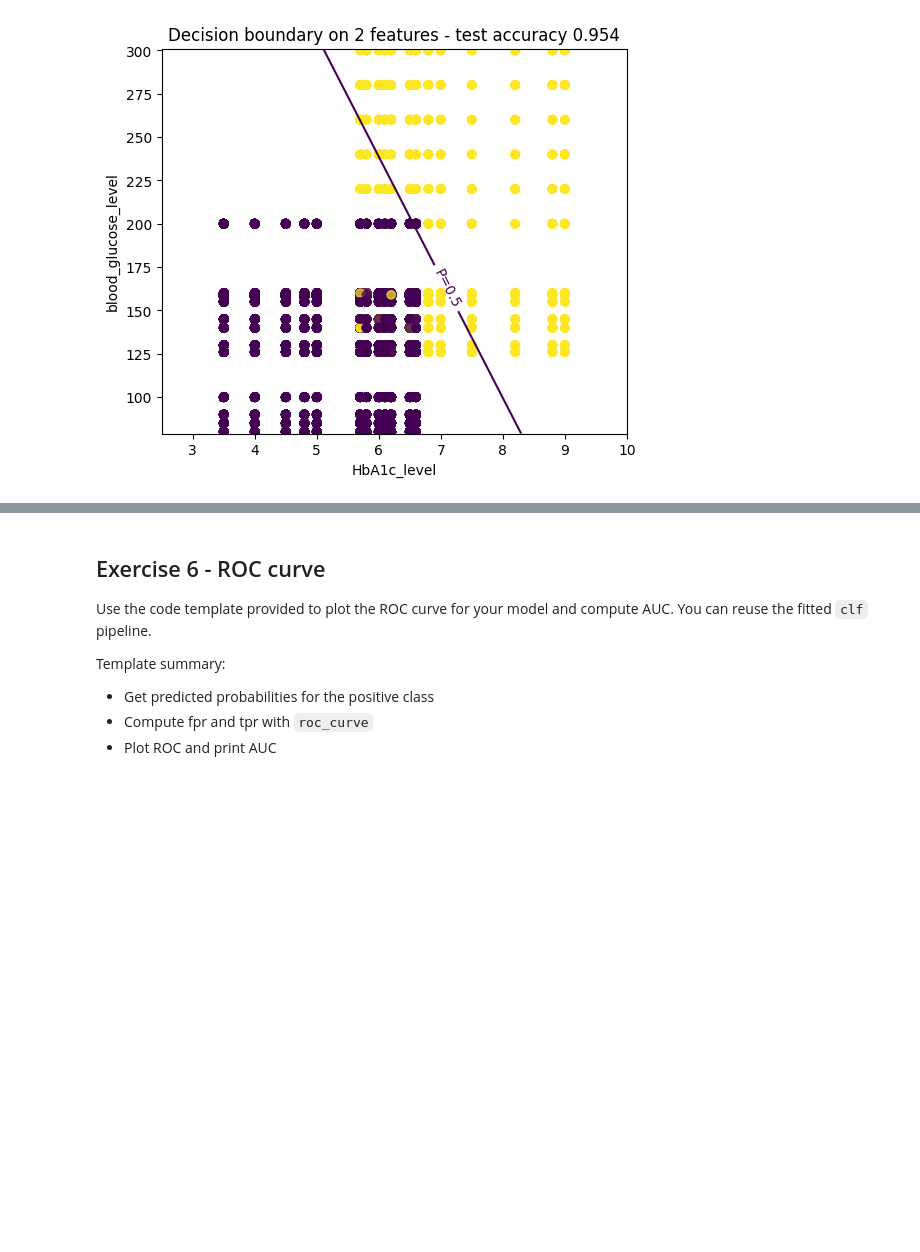
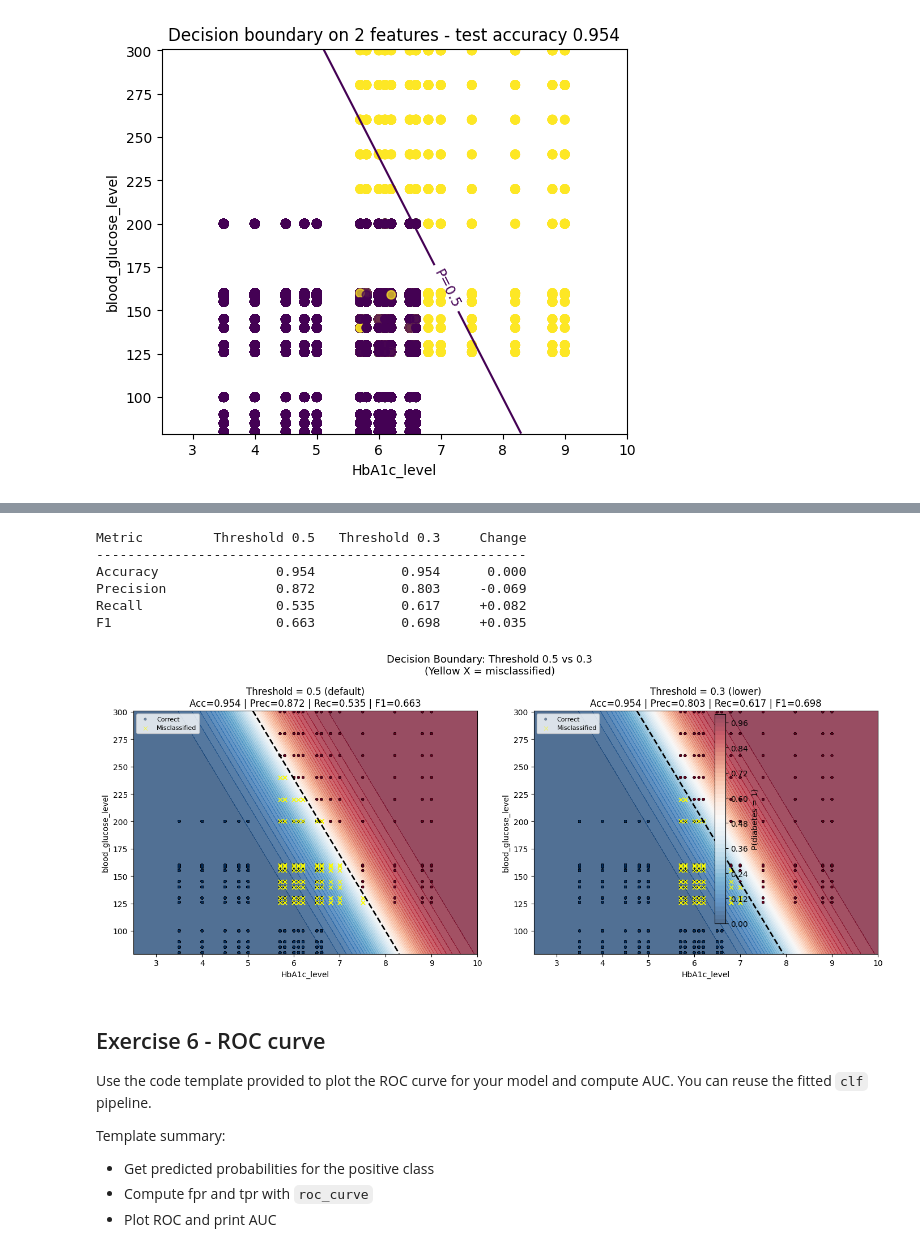
Before and after one commit to zhaojingjing9595/DI-Bootcamp, a Jupyter notebook: Week5/Day1/ExercisesXP_Diabetes_Student.ipynb, the cells around one changed output, grey strips where cells are left out. Drawn from its saved outputs; the diff is of its cells as text; code cells hidden in the pictures; blank space fills up the shorter version.

```diff
--- a/Week5/Day1/ExercisesXP_Diabetes_Student.ipynb
+++ b/Week5/Day1/ExercisesXP_Diabetes_Student.ipynb
@@ -239,3 +287,70 @@ plt.show()
+# %%
+from sklearn.metrics import accuracy_score, precision_score, recall_score, f1_score
+
+y_proba_test = pipe2.predict_proba(X2_test.values)[:, 1]
+
+y_pred_05 = (y_proba_test >= 0.5).astype(int)
+y_pred_03 = (y_proba_test >= 0.3).astype(int)
+
+def get_metrics(y_true, y_pred):
+    return {
+        'Accuracy':  round(accuracy_score(y_true, y_pred), 3),
+        'Precision': round(precision_score(y_true, y_pred), 3),
+        'Recall':    round(recall_score(y_true, y_pred), 3),
+        'F1':        round(f1_score(y_true, y_pred), 3),
+    }
+
+m05 = get_metrics(y_test, y_pred_05)
+m03 = get_metrics(y_test, y_pred_03)
+
+print(f"{'Metric':<12} {'Threshold 0.5':>15} {'Threshold 0.3':>15} {'Change':>10}")
+print("-" * 55)
+for metric in m05:
+    change = m03[metric] - m05[metric]
+    arrow = f"+{change:.3f}" if change > 0 else f"{change:.3f}"
+    print(f"{metric:<12} {m05[metric]:>15} {m03[metric]:>15} {arrow:>10}")
+
+# Side-by-side shaded decision boundary plots
+fig, axes = plt.subplots(1, 2, figsize=(14, 6))
+
+for ax, threshold, y_pred, label in zip(
+    axes,
+    [0.5, 0.3],
+    [y_pred_05, y_pred_03],
+    ['Threshold = 0.5 (default)', 'Threshold = 0.3 (lower)']
+):
+    cf = ax.contourf(xx, yy, probs, levels=50, cmap='RdBu_r', alpha=0.7)
+    ax.contour(xx, yy, probs, levels=[threshold], colors='black', linewidths=2, linestyles='--')
+
+    # Color dots by whether prediction was correct
+    correct   = y_pred == y_test.values
+    incorrect = ~correct
+
+    ax.scatter(X2_test[feat_x][correct],   X2_test[feat_y][correct],
+               c=y_test[correct],   cmap='RdBu_r', edgecolors='k',
+               linewidths=0.3, alpha=0.5, s=10, label='Correct')
+    ax.scatter(X2_test[feat_x][incorrect], X2_test[feat_y][incorrect],
+               c='yellow', edgecolors='black', linewidths=0.5,
+               alpha=0.9, s=25, marker='x', label='Misclassified')
+
+    m = get_metrics(y_test, y_pred)
+    ax.set_xlabel(feat_x)
+    ax.set_ylabel(feat_y)
+    ax.set_title(f"{label}\nAcc={m['Accuracy']} | Prec={m['Precision']} | Rec={m['Recall']} | F1={m['F1']}")
+    ax.legend(loc='upper left', fontsize=8)
+
+fig.colorbar(cf, ax=axes, label='P(diabetes = 1)', shrink=0.8)
+plt.suptitle('Decision Boundary: Threshold 0.5 vs 0.3\n(Yellow X = misclassified)', fontsize=13)
+plt.tight_layout()
+plt.show()
+# %% [output]
+Metric         Threshold 0.5   Threshold 0.3     Change
+-------------------------------------------------------
+Accuracy               0.954           0.954      0.000
+Precision              0.872           0.803     -0.069
+Recall                 0.535           0.617     +0.082
+F1                     0.663           0.698     +0.035
+[figure, added]
 # %% [markdown]
 
 ## Exercise 6 - ROC curve
```
Also changed, not shown: parts of 2 cells of this notebook, 6 other files.
